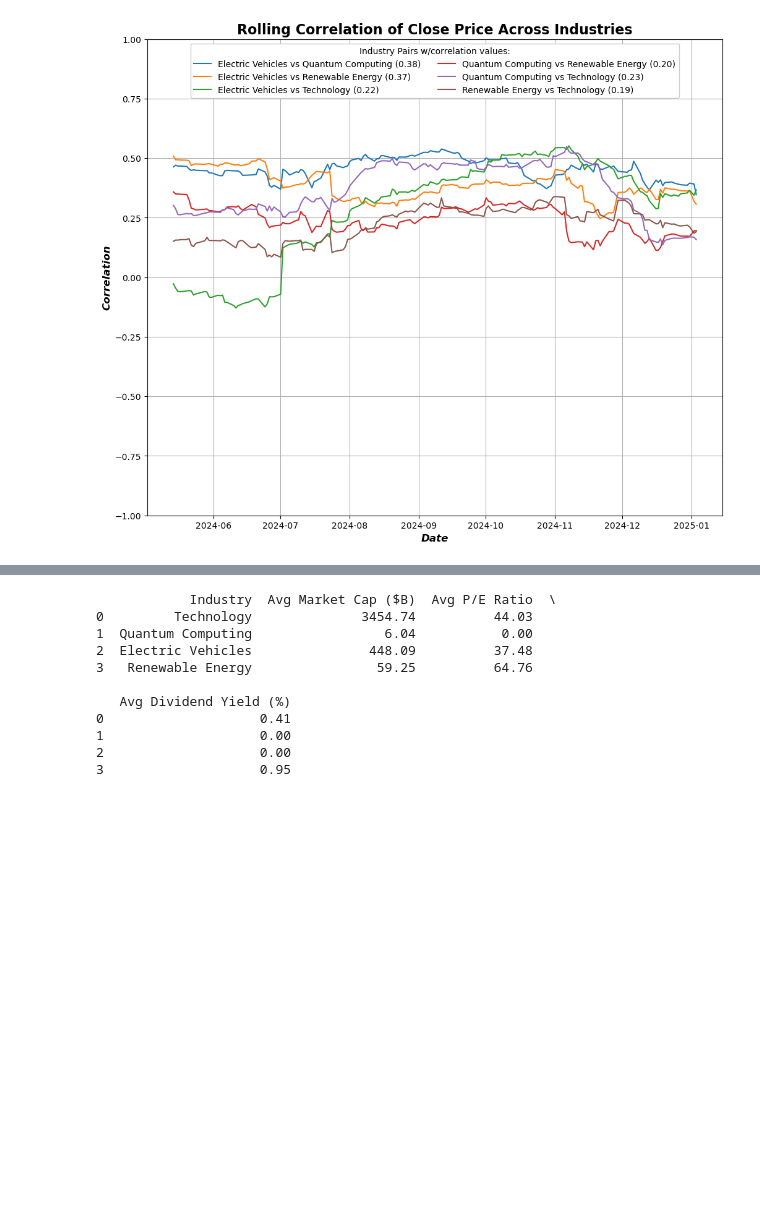
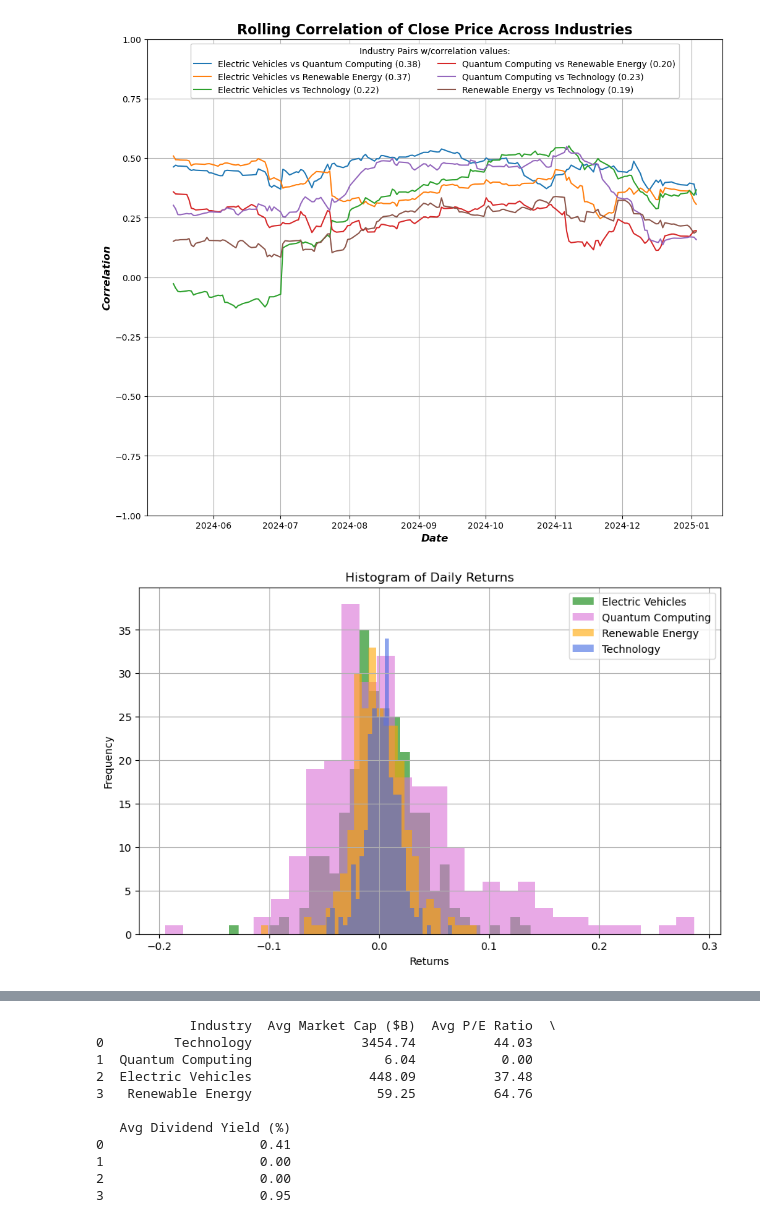
Before and after one commit to Ange-Dvs/PFDA-project, a Jupyter notebook: stocks.ipynb, the cells around one changed output, grey strips where cells are left out. Cells and saved outputs as stored; diff of their text form; code cells hidden in the pictures; blank space fills up the shorter version.

Commit message:
histogram added to show distribution of daily returns per industry. Scatter plot added to show close, volume and volatility using a bubble plot.

```diff
--- a/stocks.ipynb
+++ b/stocks.ipynb
@@ -604,3 +606,23 @@ plt.legend(loc='upper center', ncols = 2, fontsize=10, framealpha=1.0, title='In
 plt.show()
 # %% [output]
 [figure]
+# %%
+# plotting a histogram to show the distribution of the daily returns per industry
+# getting the colour from the colours dictionary specified for that industry
+color = colours.get(industry)
+
+# creating plot
+plt.figure(figsize=(10, 6))
+for i, industry in enumerate(industry_returns.columns): # looping through the industry_returns header names to dynamically use them as the value for the histogram
+    color = colours.get(industry) # getting the specified colour for the industry from the dictionary containing the colours
+    industry_returns[industry].hist(bins=30, alpha=0.6, label=industry, color=color) # plotting the results per industry for the histograms
+
+# customising the plot title and labels
+plt.title('Histogram of Daily Returns')
+plt.xlabel('Returns')
+plt.ylabel('Frequency')
+plt.legend() # adding legend
+plt.grid(True) # adding grid to increase readablity
+plt.show()
+# %% [output]
+[figure, added]
```
Also changed, not shown: parts of 3 cells of this notebook, 4 other files.
